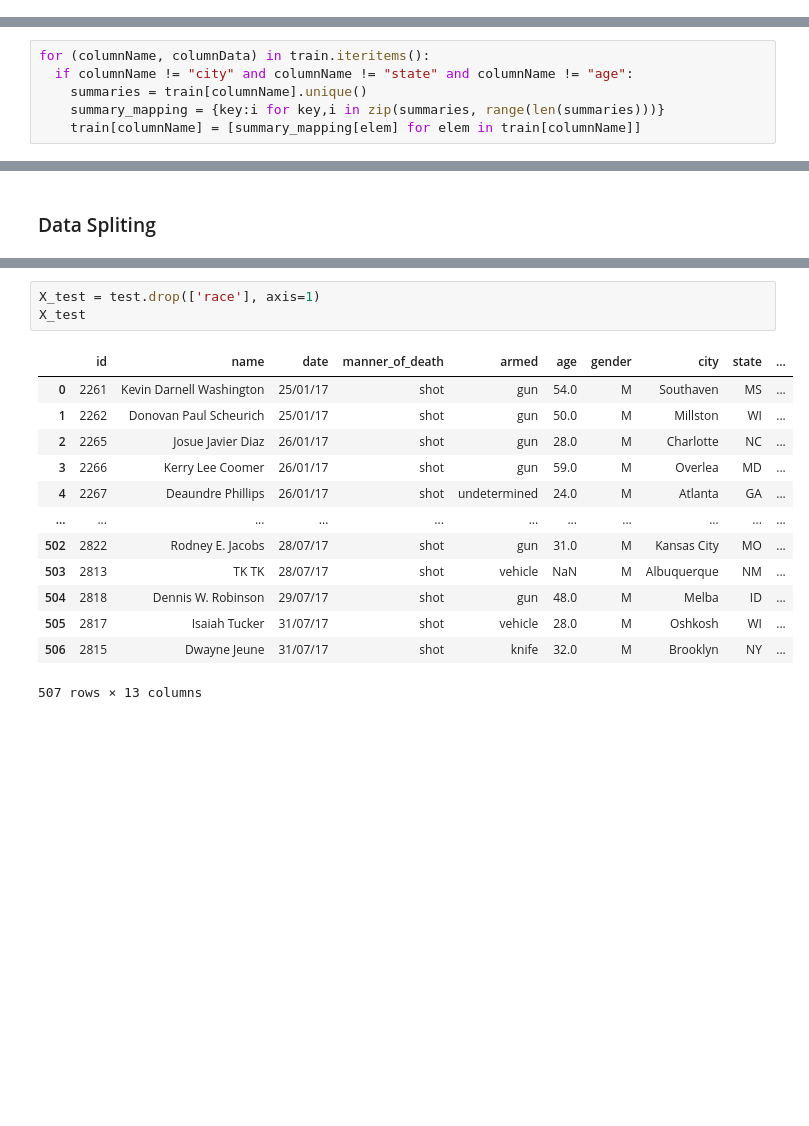
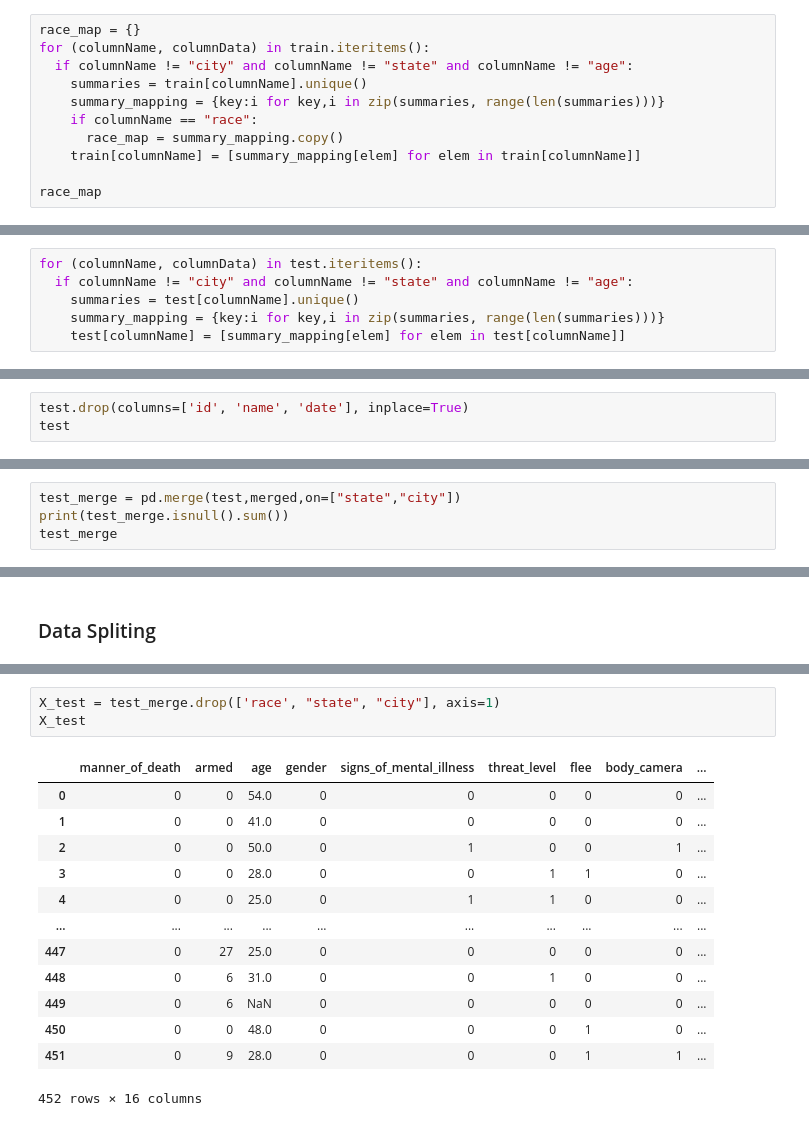
Before and after one commit to xudyang1/data_science_project, a Jupyter notebook: 05-07-update.ipynb, the cells around one changed output, grey strips where cells are left out. Drawn from its saved outputs; the diff is of its cells as text; blank space fills up the shorter version.

```diff
--- a/05-07-update.ipynb
+++ b/05-07-update.ipynb
@@ -941,3 +923,14 @@ train
 1932 rows × 14 columns
 # %% [markdown]
 ### Converted String label to number
+# %%
+race_map = {}
+for (columnName, columnData) in train.iteritems():
+  if columnName != "city" and columnName != "state" and columnName != "age":
+    summaries = train[columnName].unique()
+    summary_mapping = {key:i for key,i in zip(summaries, range(len(summaries)))}
+    if columnName == "race":
+      race_map = summary_mapping.copy()
+    train[columnName] = [summary_mapping[elem] for elem in train[columnName]]
+
+race_map
@@ -944,6 +956,6 @@ train
 # %%
-for (columnName, columnData) in train.iteritems():
+for (columnName, columnData) in test.iteritems():
   if columnName != "city" and columnName != "state" and columnName != "age":
-    summaries = train[columnName].unique()
+    summaries = test[columnName].unique()
     summary_mapping = {key:i for key,i in zip(summaries, range(len(summaries)))}
-    train[columnName] = [summary_mapping[elem] for elem in train[columnName]]
+    test[columnName] = [summary_mapping[elem] for elem in test[columnName]]
@@ -965,0 +962,3 @@ train
+# %%
+test.drop(columns=['id', 'name', 'date'], inplace=True)
+test
@@ -991,0 +1013,4 @@ SyntaxError: unexpected EOF while parsing (<ipython-input-578-86f74515eee2>, lin
+# %%
+test_merge = pd.merge(test,merged,on=["state","city"])
+print(test_merge.isnull().sum())
+test_merge
@@ -1043,20 +1138,20 @@ Name: race, Length: 507, dtype: object
 # %%
-X_test = test.drop(['race'], axis=1)
+X_test = test_merge.drop(['race', "state", "city"], axis=1)
 X_test
 # %% [output]
-|  | id | name | date | manner_of_death | armed | age | gender | city | state | ... |
-| 0 | 2261 | Kevin Darnell Washington | 25/01/17 | shot | gun | 54.0 | M | Southaven | MS | ... |
-| 1 | 2262 | Donovan Paul Scheurich | 25/01/17 | shot | gun | 50.0 | M | Millston | WI | ... |
-| 2 | 2265 | Josue Javier Diaz | 26/01/17 | shot | gun | 28.0 | M | Charlotte | NC | ... |
-| 3 | 2266 | Kerry Lee Coomer | 26/01/17 | shot | gun | 59.0 | M | Overlea | MD | ... |
-| 4 | 2267 | Deaundre Phillips | 26/01/17 | shot | undetermined | 24.0 | M | Atlanta | GA | ... |
-| ... | ... | ... | ... | ... | ... | ... | ... | ... | ... | ... |
-| 502 | 2822 | Rodney E. Jacobs | 28/07/17 | shot | gun | 31.0 | M | Kansas City | MO | ... |
-| 503 | 2813 | TK TK | 28/07/17 | shot | vehicle | NaN | M | Albuquerque | NM | ... |
-| 504 | 2818 | Dennis W. Robinson | 29/07/17 | shot | gun | 48.0 | M | Melba | ID | ... |
-| 505 | 2817 | Isaiah Tucker | 31/07/17 | shot | vehicle | 28.0 | M | Oshkosh | WI | ... |
-| 506 | 2815 | Dwayne Jeune | 31/07/17 | shot | knife | 32.0 | M | Brooklyn | NY | ... |
+|  | manner_of_death | armed | age | gender | signs_of_mental_illness | threat_level | flee | body_camera | ... |
+| 0 | 0 | 0 | 54.0 | 0 | 0 | 0 | 0 | 0 | ... |
+| 1 | 0 | 0 | 41.0 | 0 | 0 | 0 | 0 | 0 | ... |
+| 2 | 0 | 0 | 50.0 | 0 | 1 | 0 | 0 | 1 | ... |
+| 3 | 0 | 0 | 28.0 | 0 | 0 | 1 | 1 | 0 | ... |
+| 4 | 0 | 0 | 25.0 | 0 | 1 | 1 | 0 | 0 | ... |
+| ... | ... | ... | ... | ... | ... | ... | ... | ... | ... |
+| 447 | 0 | 27 | 25.0 | 0 | 0 | 0 | 0 | 0 | ... |
+| 448 | 0 | 6 | 31.0 | 0 | 0 | 1 | 0 | 0 | ... |
+| 449 | 0 | 6 | NaN | 0 | 0 | 0 | 0 | 0 | ... |
+| 450 | 0 | 0 | 48.0 | 0 | 0 | 0 | 1 | 0 | ... |
+| 451 | 0 | 9 | 28.0 | 0 | 0 | 0 | 1 | 1 | ... |
-507 rows × 13 columns
+452 rows × 16 columns
 # %%
 X_train.shape, Y_train.shape
 # %% [output]
```
Also changed, not shown: parts of 38 cells of this notebook.
